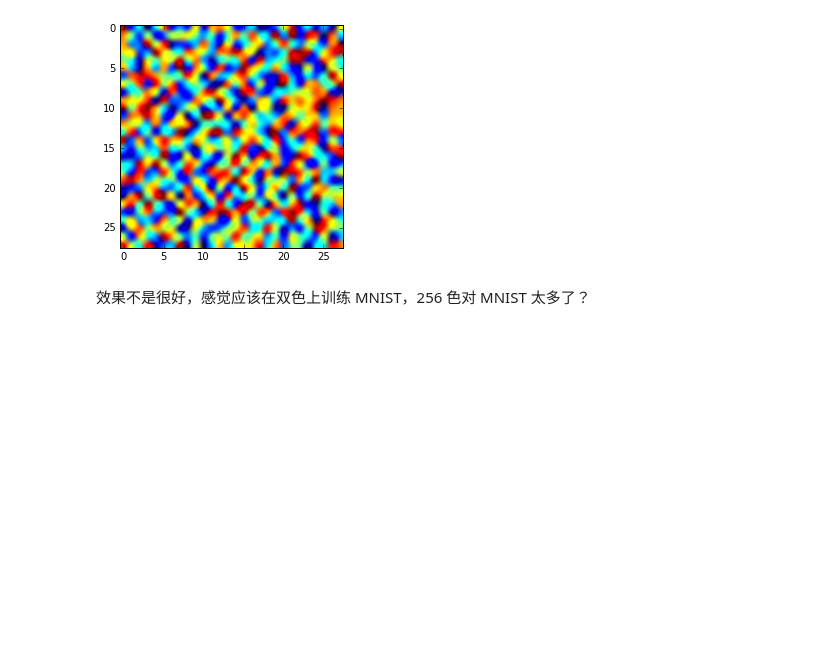
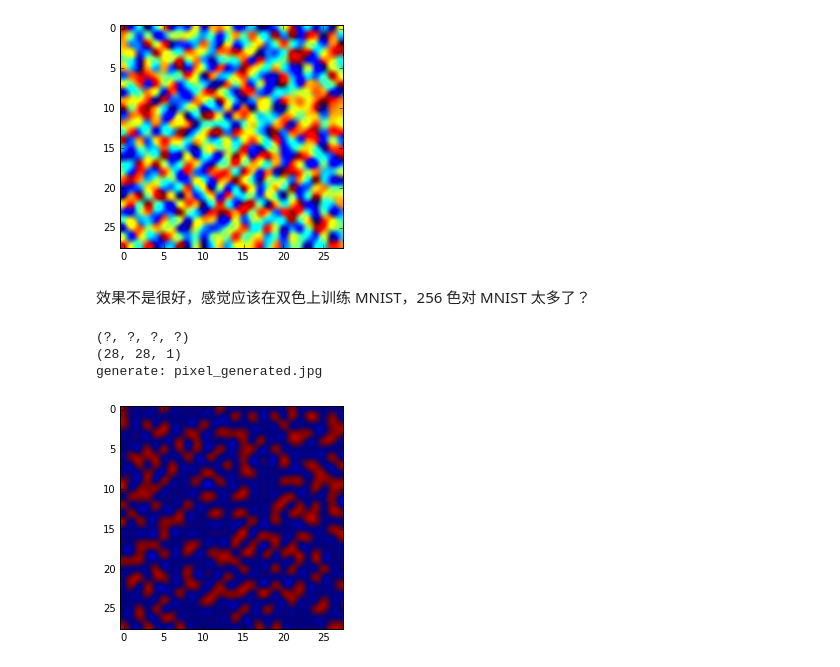
Before and after one commit to ijustloveses/tensorflow_tutorial, a Jupyter notebook: 14_Draw_with_PixelCNN.ipynb, the cells around one changed output. Cells and saved outputs as stored; diff of their text form; code cells hidden in the pictures; blank space fills up the shorter version.

```diff
--- a/14_Draw_with_PixelCNN.ipynb
+++ b/14_Draw_with_PixelCNN.ipynb
@@ -322,14 +321,17 @@ def train_pixel_cnn_dualcolor():
 # %%
 train_pixel_cnn_dualcolor()
 # %%
+%matplotlib inline
+import matplotlib.pyplot as plt
 def generate_by_pixel_dualcolor(module_file):
-    output = pixel_cnn_dualcolor(reuse=False)
+    # 如果是刚训练完的时候直接跑这个函数，那么这里设置为 True
+    # 如果是重新从头跑，那么设置为 False
+    output = pixel_cnn_dualcolor(reuse=True)
 
     predict = tf.reshape(tf.multinomial(tf.nn.softmax(output), num_samples=1, seed=100), tf.shape(X))
     print predict.get_shape()
 
     with tf.Session() as sess:
-        # 从模型中导入，不需要 Init 了
         sess.run(tf.initialize_all_variables())
 
         saver = tf.train.Saver(tf.trainable_variables())
@@ -350,3 +352,10 @@ def generate_by_pixel_dualcolor(module_file):
         # 这里是灰度图，故此只有两维即可，第三维是 1，需要去掉
         plt.imshow(np.float32(pics[0].reshape(image_height, image_width)), interpolation='lanczos')
         print('generate: pixel_generated.jpg')
+# %%
+generate_by_pixel_dualcolor('pixel_mnist.ckpt-0')
+# %% [output]
+(?, ?, ?, ?)
+(28, 28, 1)
+generate: pixel_generated.jpg
+[figure, added]
```
Also changed, not shown: parts of 4 cells of this notebook, 1 other file.
